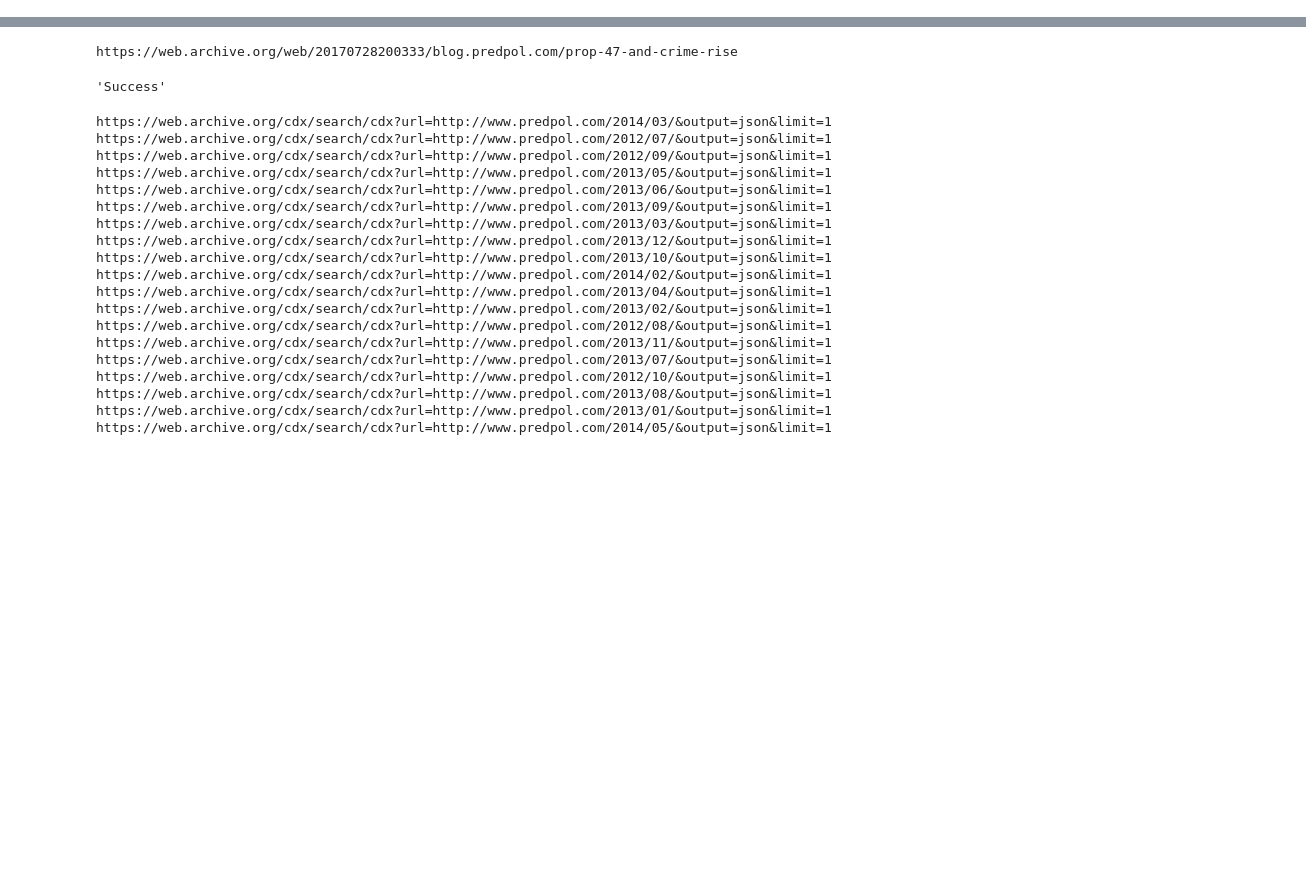
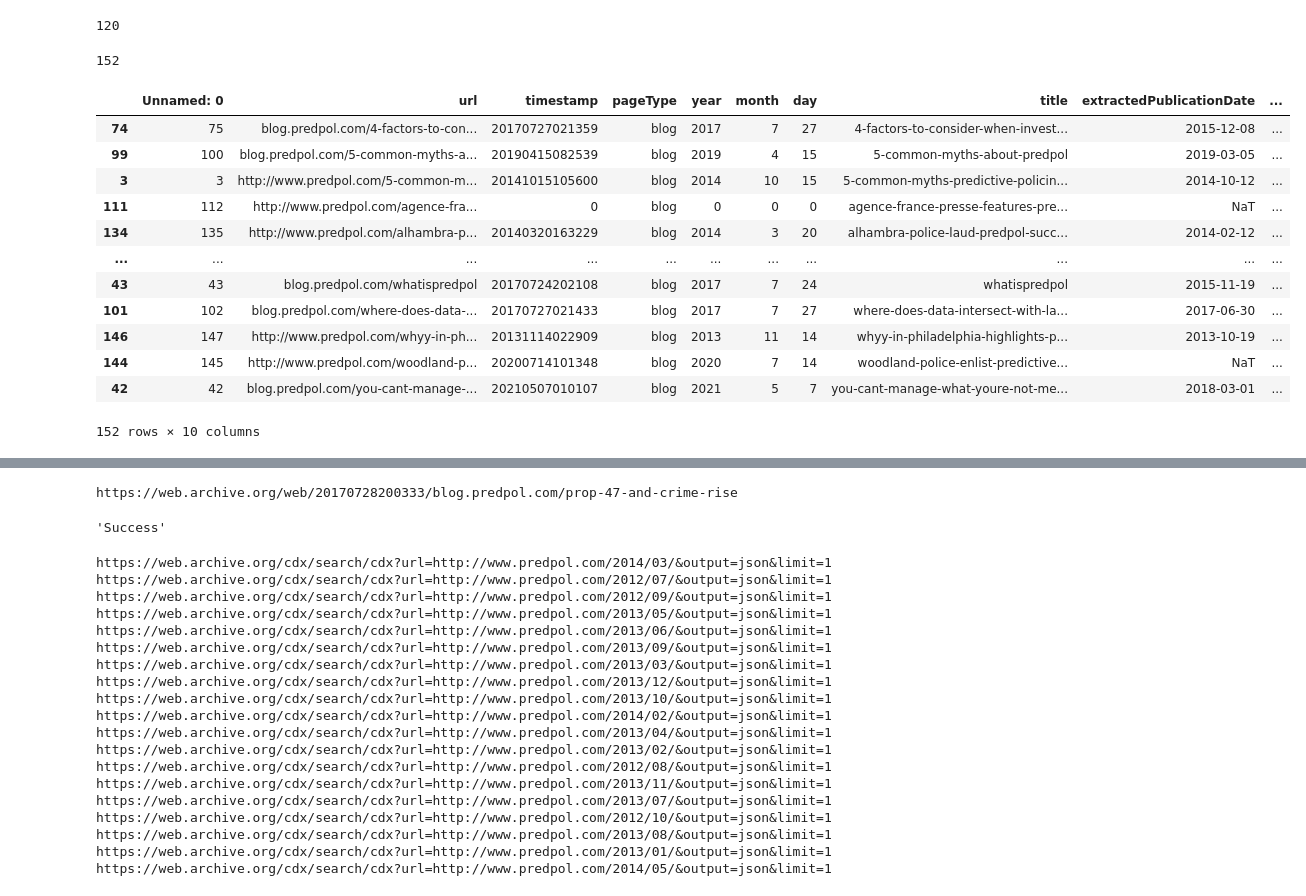
Before and after one commit to tzamboiv/MScDissertationUtilities, a Jupyter notebook: cleanNotebook.ipynb, the cells around one changed output, grey strips where cells are left out. Drawn from its saved outputs; the diff is of its cells as text; code cells hidden in the pictures; blank space fills up the shorter version.

Commit message:
more filtering and folder with all blogs in scope

```diff
--- a/cleanNotebook.ipynb
+++ b/cleanNotebook.ipynb
@@ -284,0 +395,2 @@ def makeTableOf2012To2014Blogs(urlSet):
+# %%
+allBlogs.insert(8, 'extractedPublicationDate', allBlogs.title.apply(dateLookupFunction))
@@ -284,0 +401,30 @@ def makeTableOf2012To2014Blogs(urlSet):
+# %%
+len(set((allBlogs[allBlogs.extractedPublicationDate < np.datetime64('2020-04-16')]).title))
+# %% [output]
+120
+# %%
+allBlogs.insert(9, 'statusForProject', categorizeBlogsAsInScope(allBlogs))
+# %%
+allBlogs.sort_values(['title', 'timestamp'], ascending=[True, True], inplace=True)
+# %%
+len(set(allBlogs.title))
+# %% [output]
+152
+# %%
+removedDuplicates = allBlogs.drop_duplicates(['title'])
+# %%
+removedDuplicates
+# %% [output]
+|  | Unnamed: 0 | url | timestamp | pageType | year | month | day | title | extractedPublicationDate | ... |
+| 74 | 75 | blog.predpol.com/4-factors-to-con... | 20170727021359 | blog | 2017 | 7 | 27 | 4-factors-to-consider-when-invest... | 2015-12-08 | ... |
+| 99 | 100 | blog.predpol.com/5-common-myths-a... | 20190415082539 | blog | 2019 | 4 | 15 | 5-common-myths-about-predpol | 2019-03-05 | ... |
+| 3 | 3 | http://www.predpol.com/5-common-m... | 20141015105600 | blog | 2014 | 10 | 15 | 5-common-myths-predictive-policin... | 2014-10-12 | ... |
+| 111 | 112 | http://www.predpol.com/agence-fra... | 0 | blog | 0 | 0 | 0 | agence-france-presse-features-pre... | NaT | ... |
+| 134 | 135 | http://www.predpol.com/alhambra-p... | 20140320163229 | blog | 2014 | 3 | 20 | alhambra-police-laud-predpol-succ... | 2014-02-12 | ... |
+| ... | ... | ... | ... | ... | ... | ... | ... | ... | ... | ... |
+| 43 | 43 | blog.predpol.com/whatispredpol | 20170724202108 | blog | 2017 | 7 | 24 | whatispredpol | 2015-11-19 | ... |
+| 101 | 102 | blog.predpol.com/where-does-data-... | 20170727021433 | blog | 2017 | 7 | 27 | where-does-data-intersect-with-la... | 2017-06-30 | ... |
+| 146 | 147 | http://www.predpol.com/whyy-in-ph... | 20131114022909 | blog | 2013 | 11 | 14 | whyy-in-philadelphia-highlights-p... | 2013-10-19 | ... |
+| 144 | 145 | http://www.predpol.com/woodland-p... | 20200714101348 | blog | 2020 | 7 | 14 | woodland-police-enlist-predictive... | NaT | ... |
+| 42 | 42 | blog.predpol.com/you-cant-manage-... | 20210507010107 | blog | 2021 | 5 | 7 | you-cant-manage-what-youre-not-me... | 2018-03-01 | ... |
+152 rows × 10 columns
```
Also changed, not shown: parts of 36 cells of this notebook, 1 other file.
